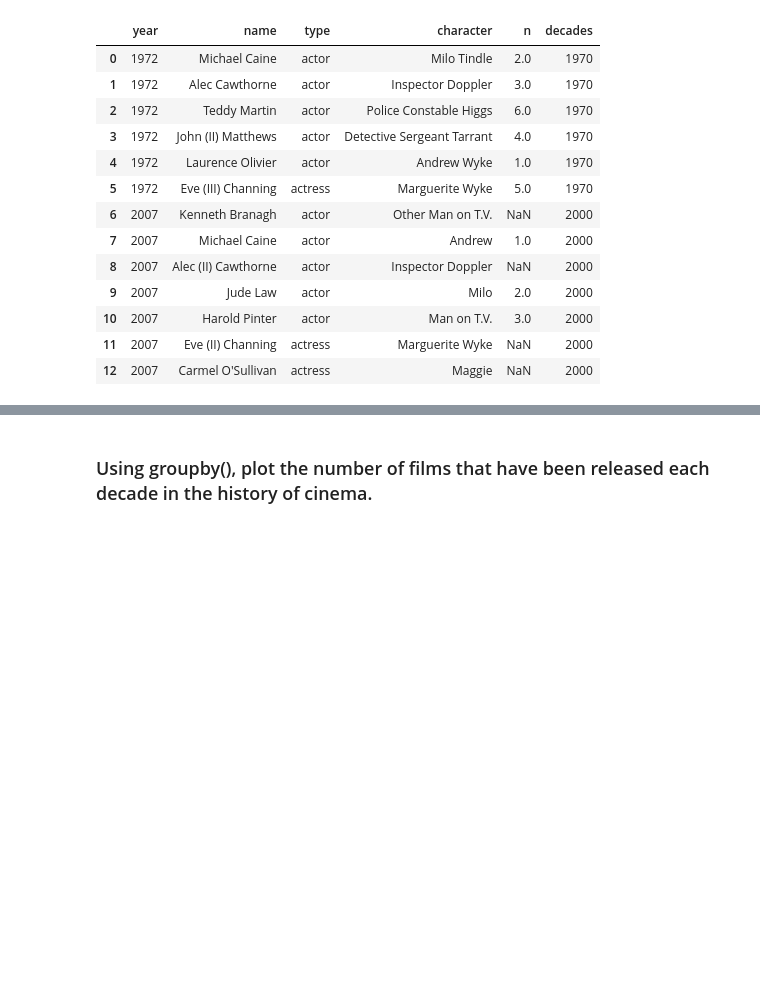
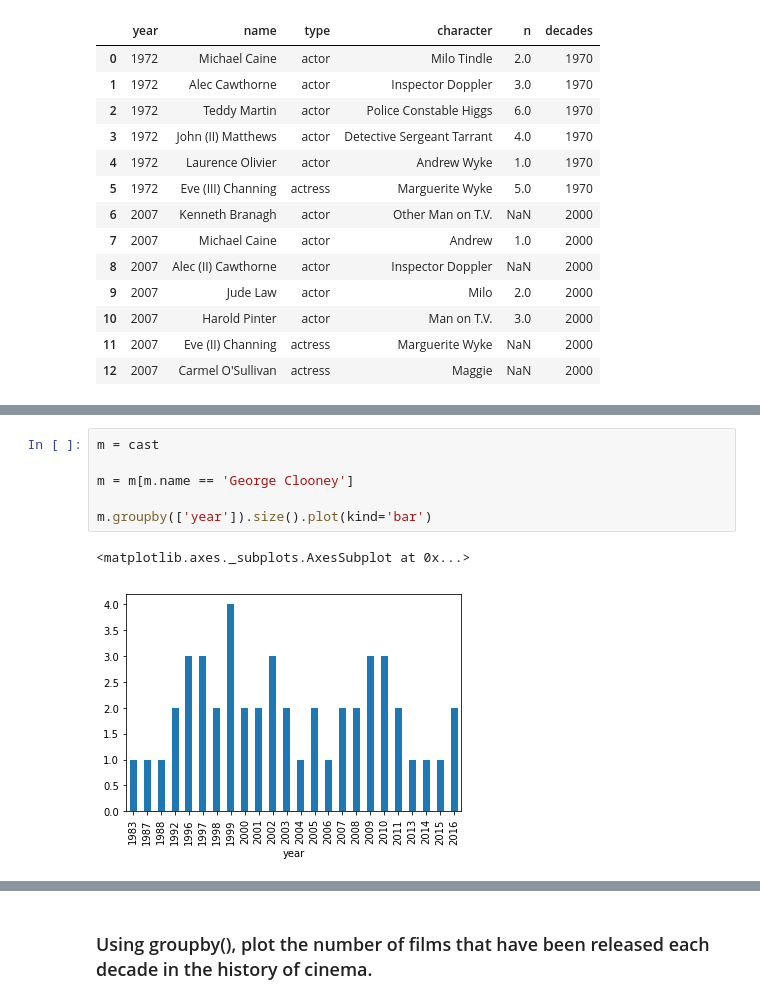
Before and after one commit to tansudasli/analytics-sandbox, a Jupyter notebook: pandas/Exercises-3.ipynb, the cells around one changed output, grey strips where cells are left out. Cells and saved outputs as stored; diff of their text form; blank space fills up the shorter version.

```diff
--- a/pandas/Exercises-3.ipynb
+++ b/pandas/Exercises-3.ipynb
@@ -255,0 +266,9 @@ k.loc['Sleuth'].reset_index('year')
+# %%
+m = cast
+
+m = m[m.name == 'George Clooney']
+
+m.groupby(['year']).size().plot(kind='bar')
+# %% [output]
+<matplotlib.axes._subplots.AxesSubplot at 0x...>
+[figure, added]
```
Also changed, not shown: parts of 11 cells of this notebook.
